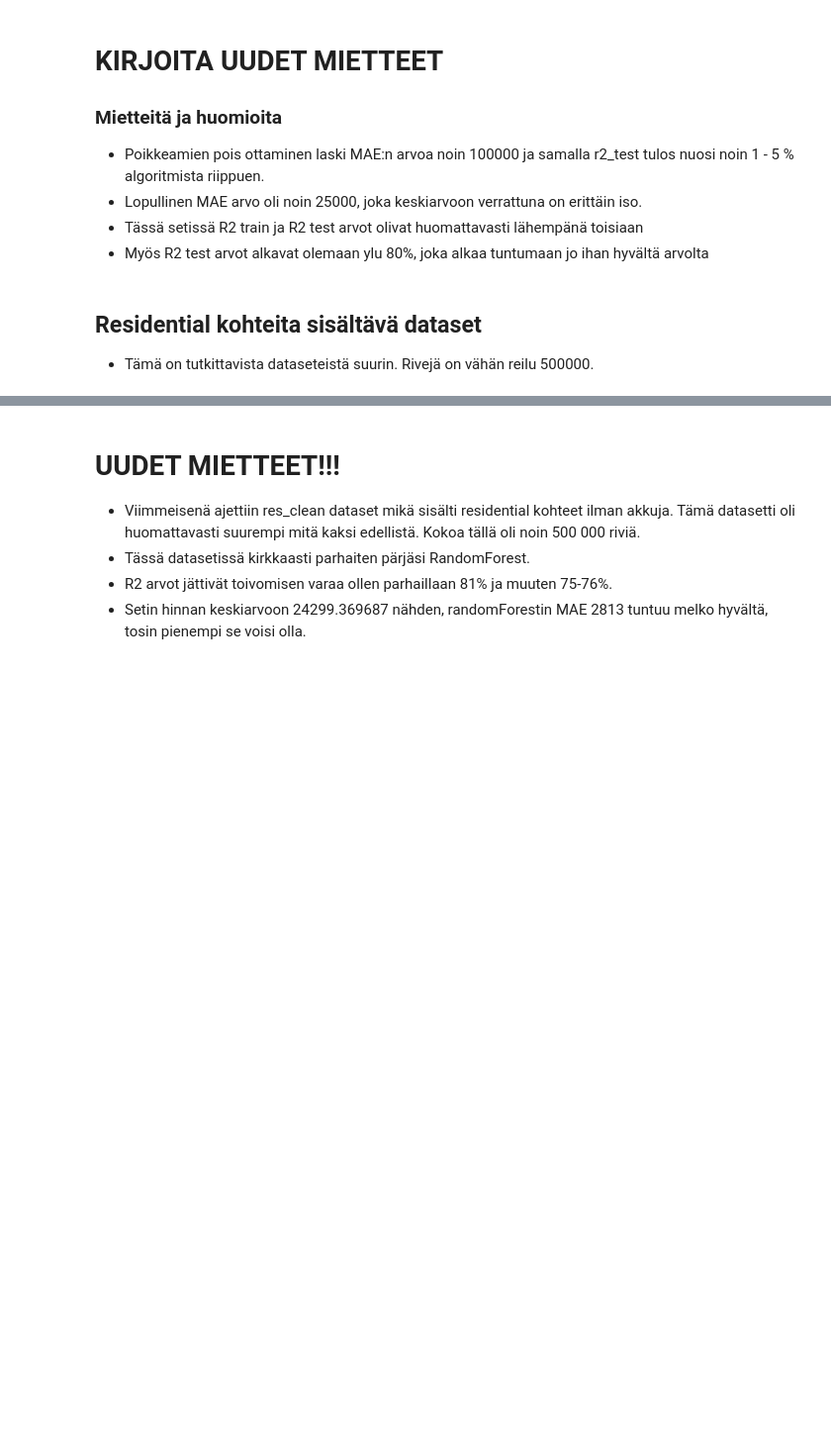
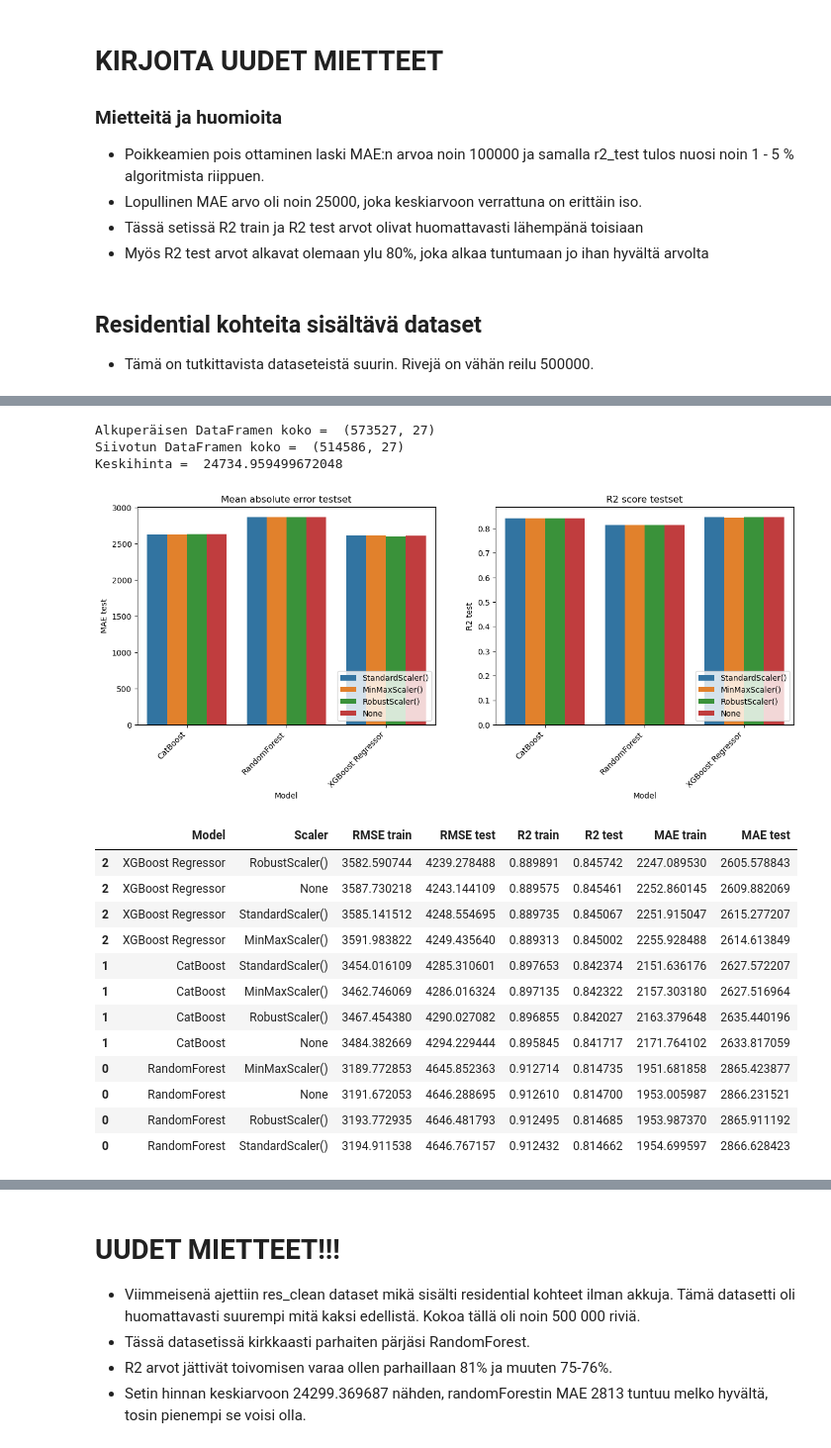
Before and after one commit to klehik/AI-DA-Projekti, a Jupyter notebook: testit/atte-testi-analyysi.ipynb, the cells around one changed output, grey strips where cells are left out. Shown at 99% size. Drawn from its saved outputs; the diff is of its cells as text; code cells hidden in the pictures; blank space fills up the shorter version.

```diff
--- a/testit/atte-testi-analyysi.ipynb
+++ b/testit/atte-testi-analyysi.ipynb
@@ -392,9 +379,9 @@ Tehdään hyperparametrien optimointi käyttäen sklearnin RandomizedSearchCV al
 # %% [markdown]
 Otetaan RandomizedSearchCV algoritmin ehdotukset käyttöön ja koitetaan ajaa vielä yksi testi samalla datasetillä
 # %%
-models_tuned = {  "RandomForest": RandomForestRegressor(n_estimators=1800,max_features='sqrt',max_depth=20,min_samples_leaf=2,min_samples_split=2,bootstrap=False, random_state=random_state),
+models_tuned = {"RandomForest": RandomForestRegressor(n_estimators=1800,max_features='sqrt',max_depth=20,min_samples_leaf=2,min_samples_split=2,bootstrap=False, random_state=random_state),
             "CatBoost":CatBoostRegressor(random_seed = random_state, loss_function='RMSE', eval_metric ="MAE", verbose=False,subsample=0.5,learning_rate=0.3,l2_leaf_reg=10,iterations=1000,depth=10,border_count=200),
-            "XGBoost Regressor": XGBRegressor(subsample=0.9,n_estimators=2000, max_depth=6,learning_rate=0.1,colsample_bytree= 0.7,colsample_bylevel=0.9,seed = random_state)
+            "XGBoost Regressor": XGBRegressor(subsample=0.9,n_estimators=2000, max_depth=6,learning_rate=0.1,colsample_bytree= 0.7,colsample_bylevel=0.9,seed = random_state, tree_method="gpu_hist")
             }
 # %% [markdown]
 Ajetaan datasetti res_bat uudestaan optimoiduilla arvoilla
@@ -529,5 +537,23 @@ res_result.describe().T
 # %%
-res_result_optimized = print_results(res, models_tuned,scalers=scalers_empty)
+res_result_optimized = print_results(res, models_tuned)
 res_result_optimized
+# %% [output]
+Alkuperäisen DataFramen koko =  (573527, 27)
+Siivotun DataFramen koko =  (514586, 27)
+Keskihinta =  24734.959499672048
+[figure, added]
+|  | Model | Scaler | RMSE train | RMSE test | R2 train | R2 test | MAE train | MAE test |
+| 2 | XGBoost Regressor | RobustScaler() | 3582.590744 | 4239.278488 | 0.889891 | 0.845742 | 2247.089530 | 2605.578843 |
+| 2 | XGBoost Regressor | None | 3587.730218 | 4243.144109 | 0.889575 | 0.845461 | 2252.860145 | 2609.882069 |
+| 2 | XGBoost Regressor | StandardScaler() | 3585.141512 | 4248.554695 | 0.889735 | 0.845067 | 2251.915047 | 2615.277207 |
+| 2 | XGBoost Regressor | MinMaxScaler() | 3591.983822 | 4249.435640 | 0.889313 | 0.845002 | 2255.928488 | 2614.613849 |
+| 1 | CatBoost | StandardScaler() | 3454.016109 | 4285.310601 | 0.897653 | 0.842374 | 2151.636176 | 2627.572207 |
+| 1 | CatBoost | MinMaxScaler() | 3462.746069 | 4286.016324 | 0.897135 | 0.842322 | 2157.303180 | 2627.516964 |
+| 1 | CatBoost | RobustScaler() | 3467.454380 | 4290.027082 | 0.896855 | 0.842027 | 2163.379648 | 2635.440196 |
+| 1 | CatBoost | None | 3484.382669 | 4294.229444 | 0.895845 | 0.841717 | 2171.764102 | 2633.817059 |
+| 0 | RandomForest | MinMaxScaler() | 3189.772853 | 4645.852363 | 0.912714 | 0.814735 | 1951.681858 | 2865.423877 |
+| 0 | RandomForest | None | 3191.672053 | 4646.288695 | 0.912610 | 0.814700 | 1953.005987 | 2866.231521 |
+| 0 | RandomForest | RobustScaler() | 3193.772935 | 4646.481793 | 0.912495 | 0.814685 | 1953.987370 | 2865.911192 |
+| 0 | RandomForest | StandardScaler() | 3194.911538 | 4646.767157 | 0.912432 | 0.814662 | 1954.699597 | 2866.628423 |
 # %%
 res_result_optimized.describe().T
```
Also changed, not shown: parts of 24 cells of this notebook, 5 other files.
